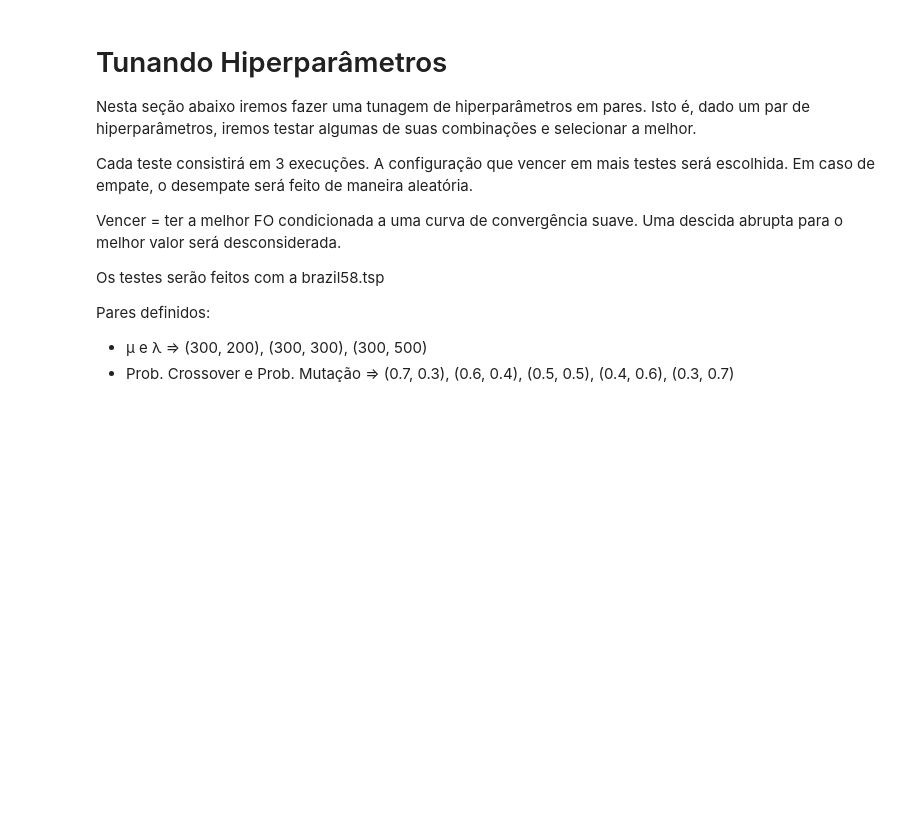
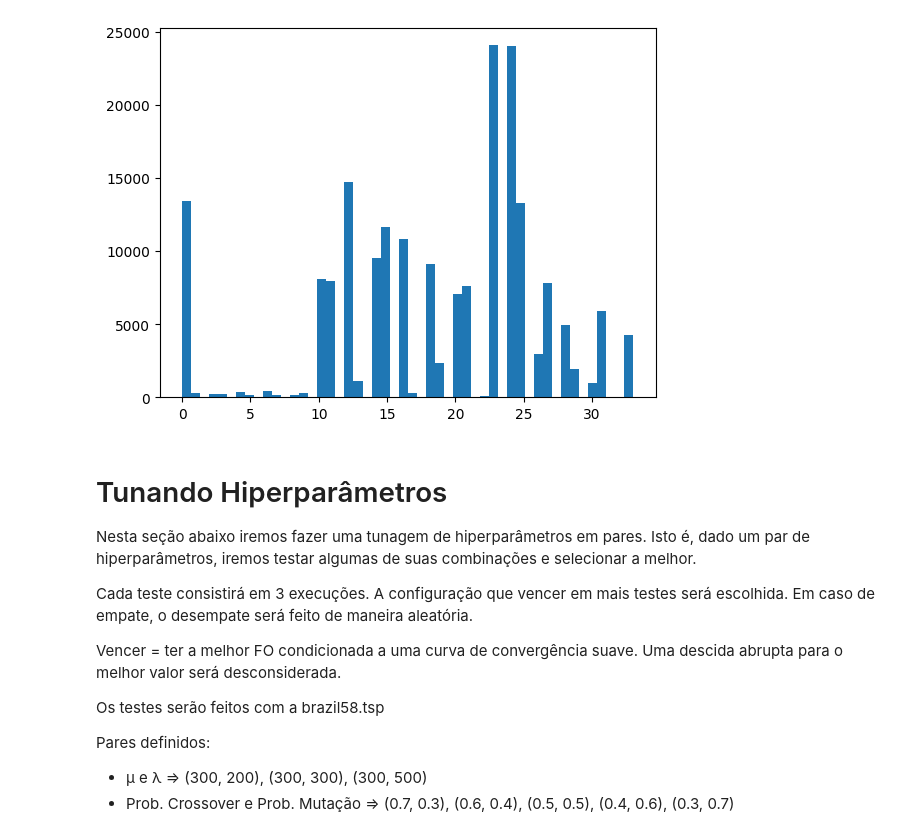
Before and after one commit to arthurnfmc/TSPGenetic, a Jupyter notebook: tspgenetic.ipynb, the cells around one changed output. Cells and saved outputs as stored; diff of their text form; code cells hidden in the pictures; blank space fills up the shorter version.

```diff
--- a/tspgenetic.ipynb
+++ b/tspgenetic.ipynb
@@ -159,3 +195,21 @@ Matriz de distâncias:
+# %%
+# @title Histograma dos dados
+
+def plot_hist(matrix):
+
+    # Copia
+    matrix = matrix.copy()
+
+    # Correção dos valores da diagonal:
+    # 9999999 é um valor muito desproporcional, e acaba com a escala da representação gráfica.
+    # Por isso é substituido pelo maior valor de fato encontrado no dataset
+    np.fill_diagonal(matrix, np.sort(np.unique(matrix))[-2])
+
+    plt.hist(matrix.flatten(), bins=50)
+
+plot_hist(distances)
+# %% [output]
+[figure, added]
 # %%
 # @title Minimização da FO
 
```
Also changed, not shown: parts of 10 cells of this notebook.
